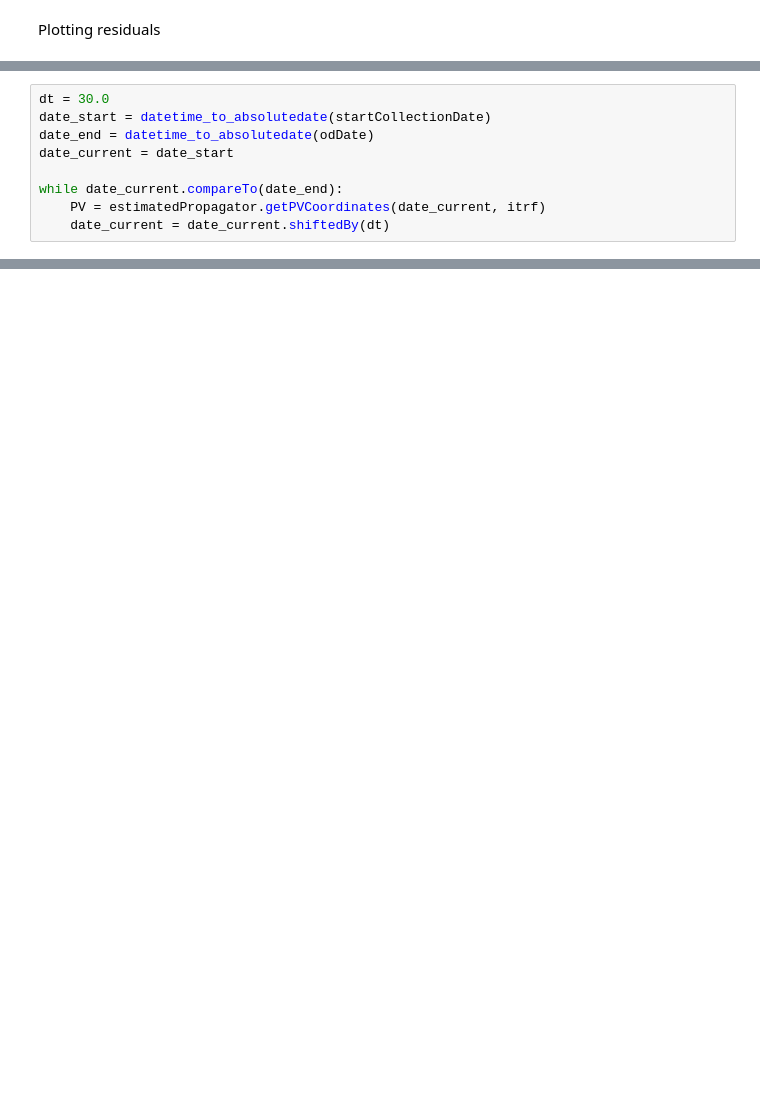
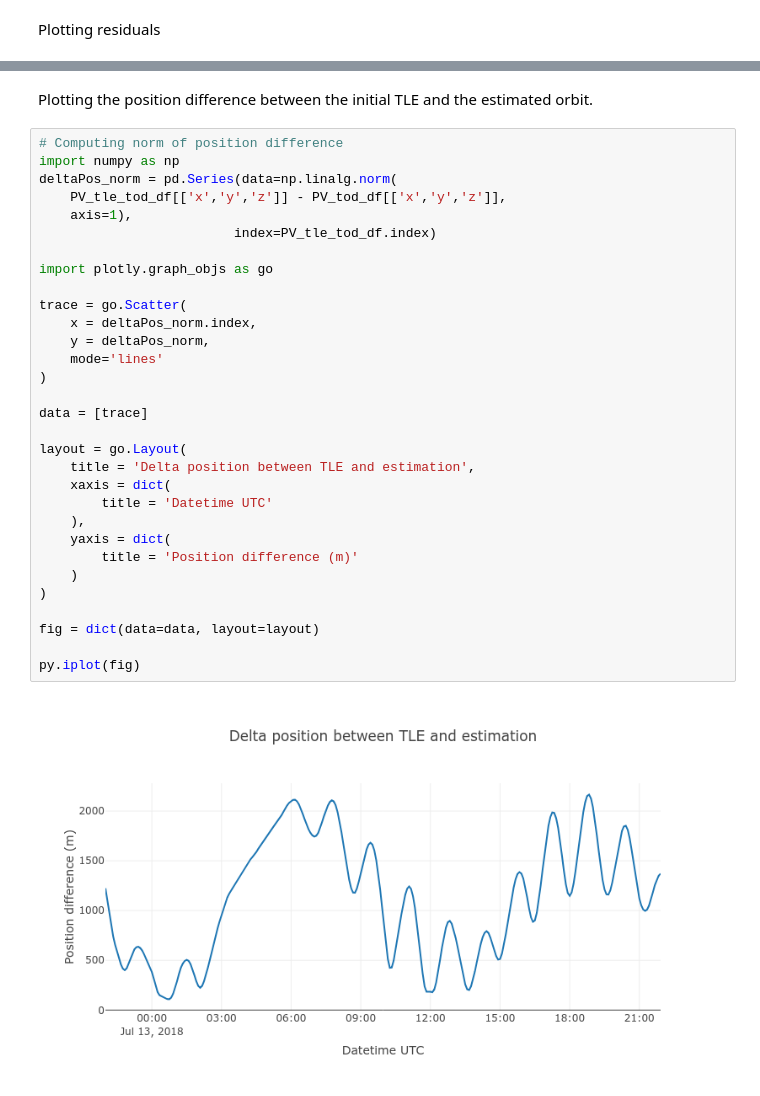
Before and after one commit to GorgiAstro/laser-orbit-determination, a Jupyter notebook: 02-orbit-determination-example.ipynb, the cells around one changed output, grey strips where cells are left out. Saved outputs shown, nothing was run; the diff lists cells and outputs as text; blank space fills up the shorter version.

Commit message:
Additional plots
3D trajectory plot, position delta wrt initial TLE

```diff
--- a/02-orbit-determination-example.ipynb
+++ b/02-orbit-determination-example.ipynb
@@ -438,9 +421,0 @@ Propagating the solution and saving the PV coordinates
-# %%
-dt = 30.0
-date_start = datetime_to_absolutedate(startCollectionDate)
-date_end = datetime_to_absolutedate(odDate)
-date_current = date_start
-
-while date_current.compareTo(date_end):
-    PV = estimatedPropagator.getPVCoordinates(date_current, itrf)
-    date_current = date_current.shiftedBy(dt)
@@ -446,0 +449,35 @@ while date_current.compareTo(date_end):
+# %% [markdown]
+Plotting the position difference between the initial TLE and the estimated orbit.
+# %%
+# Computing norm of position difference
+import numpy as np
+deltaPos_norm = pd.Series(data=np.linalg.norm(
+    PV_tle_tod_df[['x','y','z']] - PV_tod_df[['x','y','z']],
+    axis=1),
+                         index=PV_tle_tod_df.index)
+
+import plotly.graph_objs as go
+
+trace = go.Scatter(
+    x = deltaPos_norm.index,
+    y = deltaPos_norm,
+    mode='lines'
+)
+
+data = [trace]
+
+layout = go.Layout(
+    title = 'Delta position between TLE and estimation',
+    xaxis = dict(
+        title = 'Datetime UTC'
+    ),
+    yaxis = dict(
+        title = 'Position difference (m)'
+    )
+)
+
+fig = dict(data=data, layout=layout)
+
+py.iplot(fig)
+# %% [output]
+[figure, added]
```
Also changed, not shown: parts of 8 cells of this notebook.
